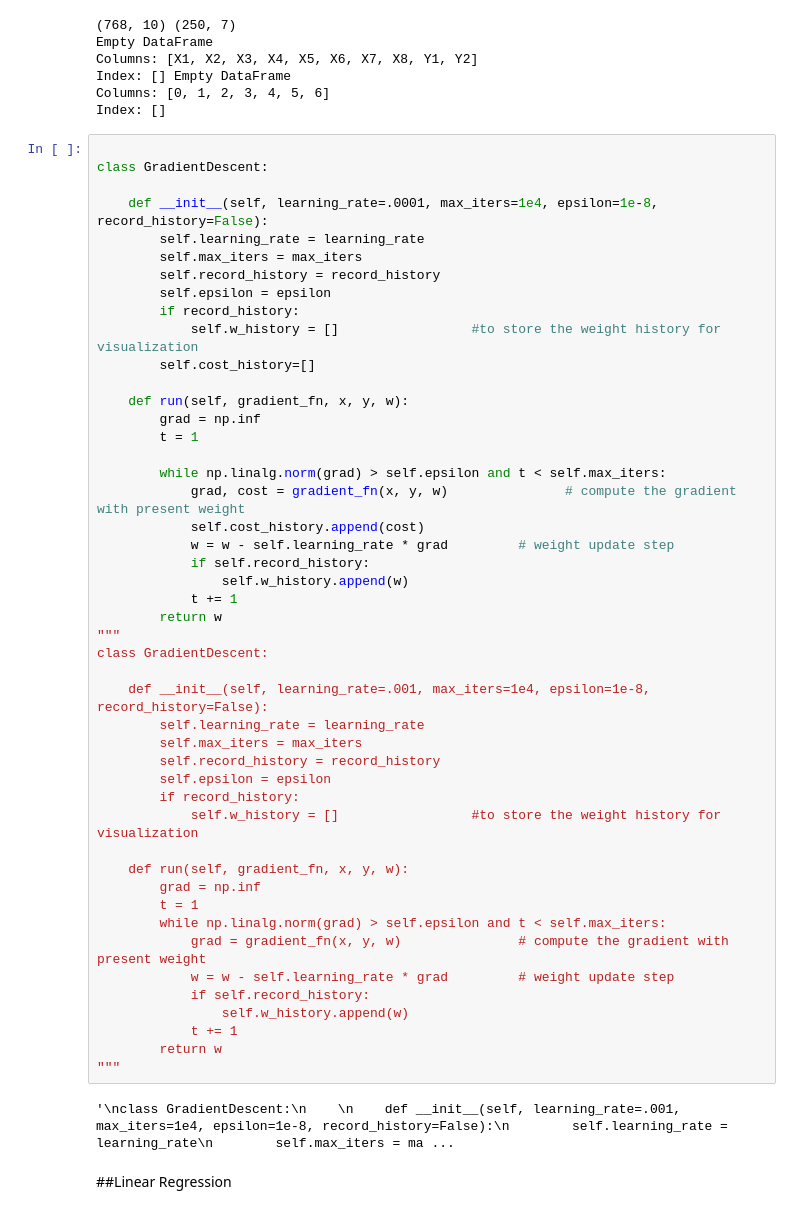
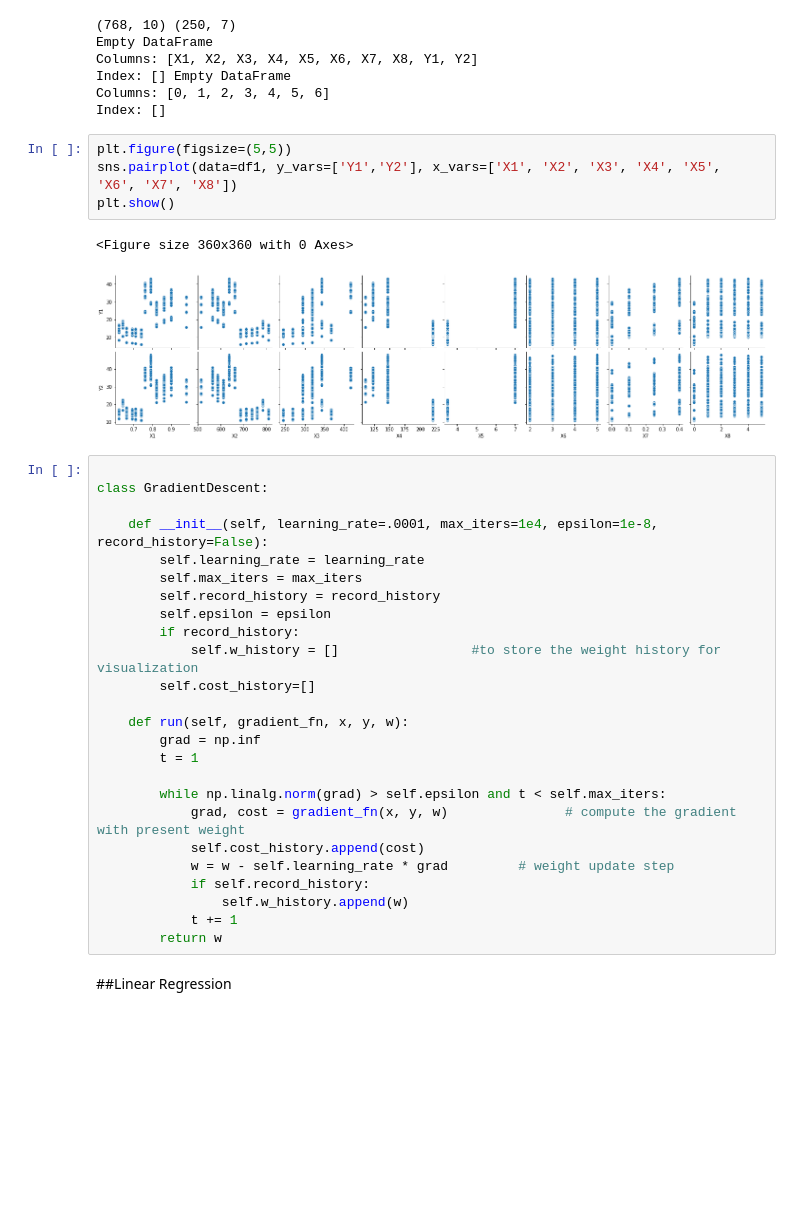
Before and after one commit to VenissaCarolQuadros/COMP551, a Jupyter notebook: COMP551_A1.ipynb, the cells around one changed output. Saved outputs shown, nothing was run; the diff lists cells and outputs as text; blank space fills up the shorter version.

```diff
--- a/COMP551_A1.ipynb
+++ b/COMP551_A1.ipynb
@@ -29,6 +31,13 @@ Columns: [X1, X2, X3, X4, X5, X6, X7, X8, Y1, Y2]
 Index: [] Empty DataFrame
 Columns: [0, 1, 2, 3, 4, 5, 6]
 Index: []
+# %%
+plt.figure(figsize=(5,5))
+sns.pairplot(data=df1, y_vars=['Y1','Y2'], x_vars=['X1', 'X2', 'X3', 'X4', 'X5', 'X6', 'X7', 'X8'])
+plt.show()
+# %% [output]
+<Figure size 360x360 with 0 Axes>
+[figure, added]
 # %%
 
 class GradientDescent:
@@ -54,30 +63,6 @@ class GradientDescent:
                 self.w_history.append(w)
             t += 1
         return w
-"""
-class GradientDescent:
-
-    def __init__(self, learning_rate=.001, max_iters=1e4, epsilon=1e-8, record_history=False):
-        self.learning_rate = learning_rate
-        self.max_iters = max_iters
-        self.record_history = record_history
-        self.epsilon = epsilon
-        if record_history:
-            self.w_history = []                 #to store the weight history for visualization
-
-    def run(self, gradient_fn, x, y, w):
-        grad = np.inf
-        t = 1
-        while np.linalg.norm(grad) > self.epsilon and t < self.max_iters:
-            grad = gradient_fn(x, y, w)               # compute the gradient with present weight
-            w = w - self.learning_rate * grad         # weight update step
-            if self.record_history:
-                self.w_history.append(w)
-            t += 1
-        return w
-"""
-# %% [output]
-'\nclass GradientDescent:\n    \n    def __init__(self, learning_rate=.001, max_iters=1e4, epsilon=1e-8, record_history=False):\n        self.learning_rate = learning_rate\n        self.max_iters = ma ...
 # %% [markdown]
 ##Linear Regression
 # %%
```
Also changed, not shown: parts of 5 cells of this notebook.
